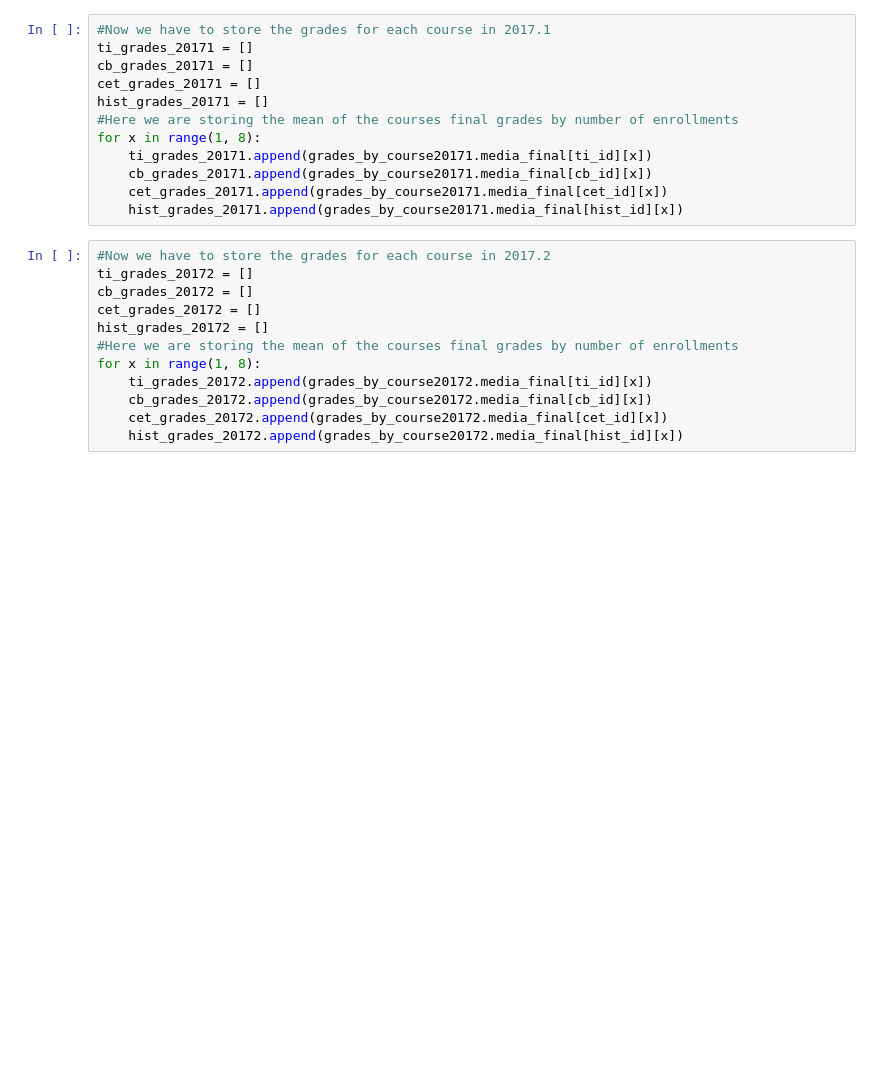
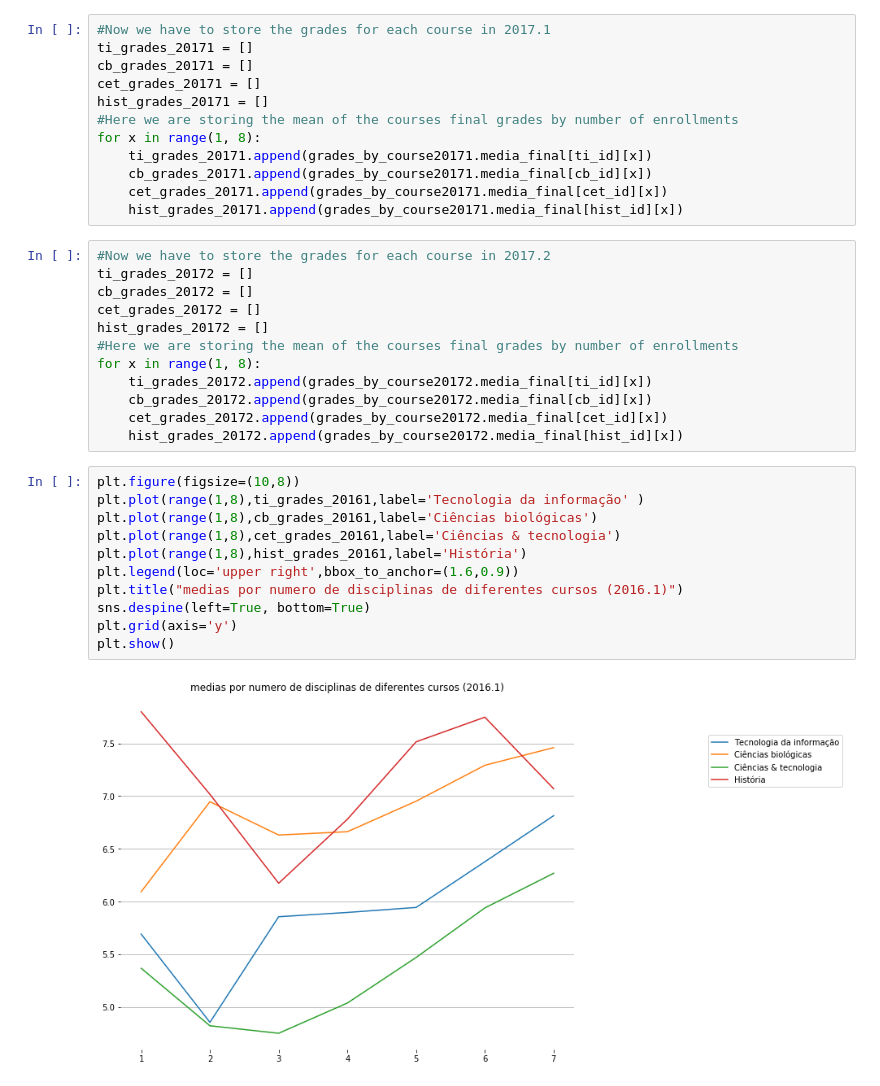
Before and after one commit to AndersonSMed/UFRN_grades_analysis, a Jupyter notebook: project/analysis.ipynb, the cells around one changed output. Drawn from its saved outputs; the diff is of its cells as text; blank space fills up the shorter version.

Commit message:
Added charts for the analysis

```diff
--- a/project/analysis.ipynb
+++ b/project/analysis.ipynb
@@ -341,3 +341,16 @@ for x in range(1, 8):
     cb_grades_20172.append(grades_by_course20172.media_final[cb_id][x])
     cet_grades_20172.append(grades_by_course20172.media_final[cet_id][x])
     hist_grades_20172.append(grades_by_course20172.media_final[hist_id][x])
+# %%
+plt.figure(figsize=(10,8))
+plt.plot(range(1,8),ti_grades_20161,label='Tecnologia da informação' )
+plt.plot(range(1,8),cb_grades_20161,label='Ciências biológicas')
+plt.plot(range(1,8),cet_grades_20161,label='Ciências & tecnologia')
+plt.plot(range(1,8),hist_grades_20161,label='História')
+plt.legend(loc='upper right',bbox_to_anchor=(1.6,0.9))
+plt.title("medias por numero de disciplinas de diferentes cursos (2016.1)")
+sns.despine(left=True, bottom=True)
+plt.grid(axis='y')
+plt.show()
+# %% [output]
+[figure, added]
```
Also changed, not shown: parts of 6 cells of this notebook.
